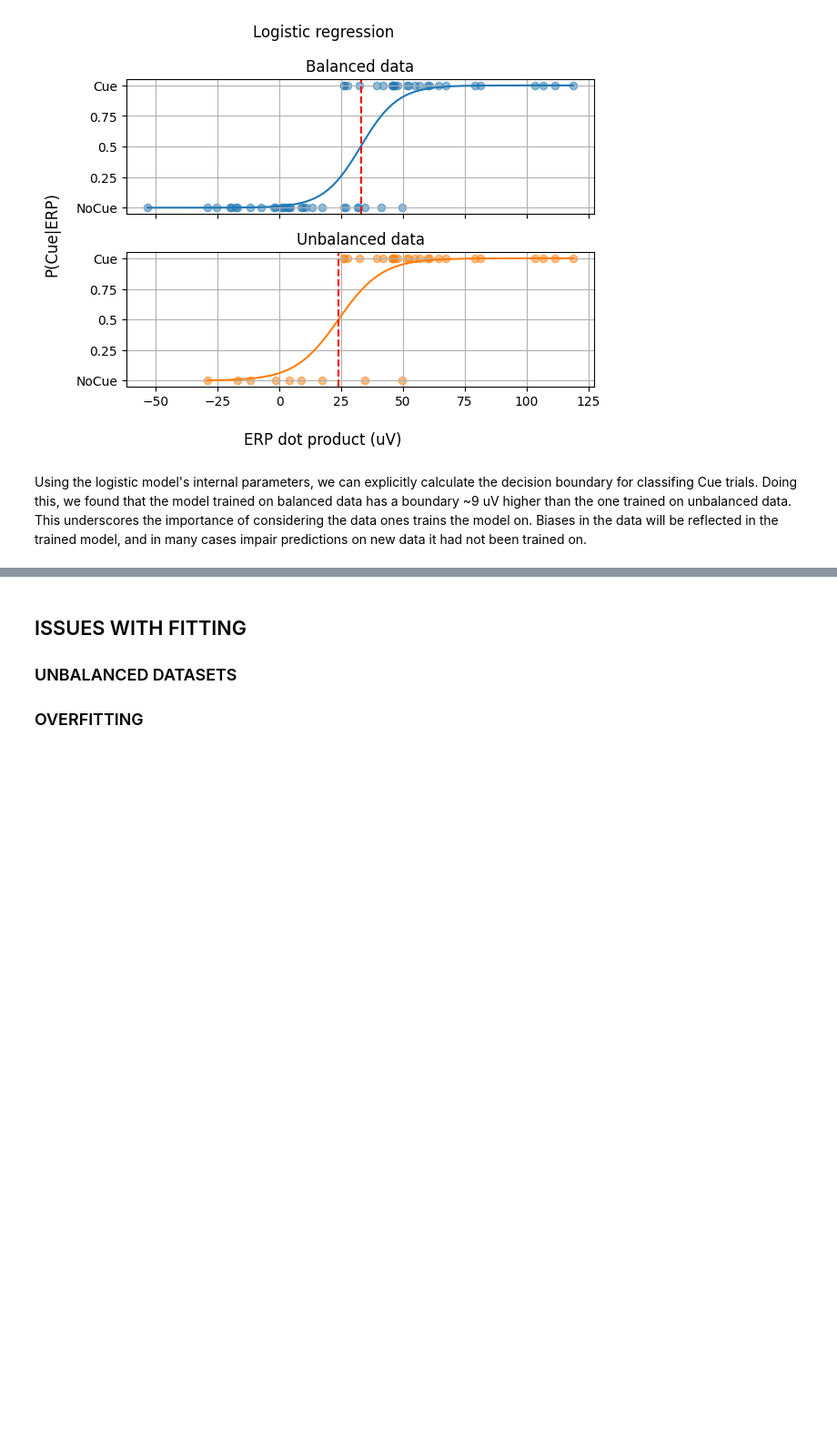
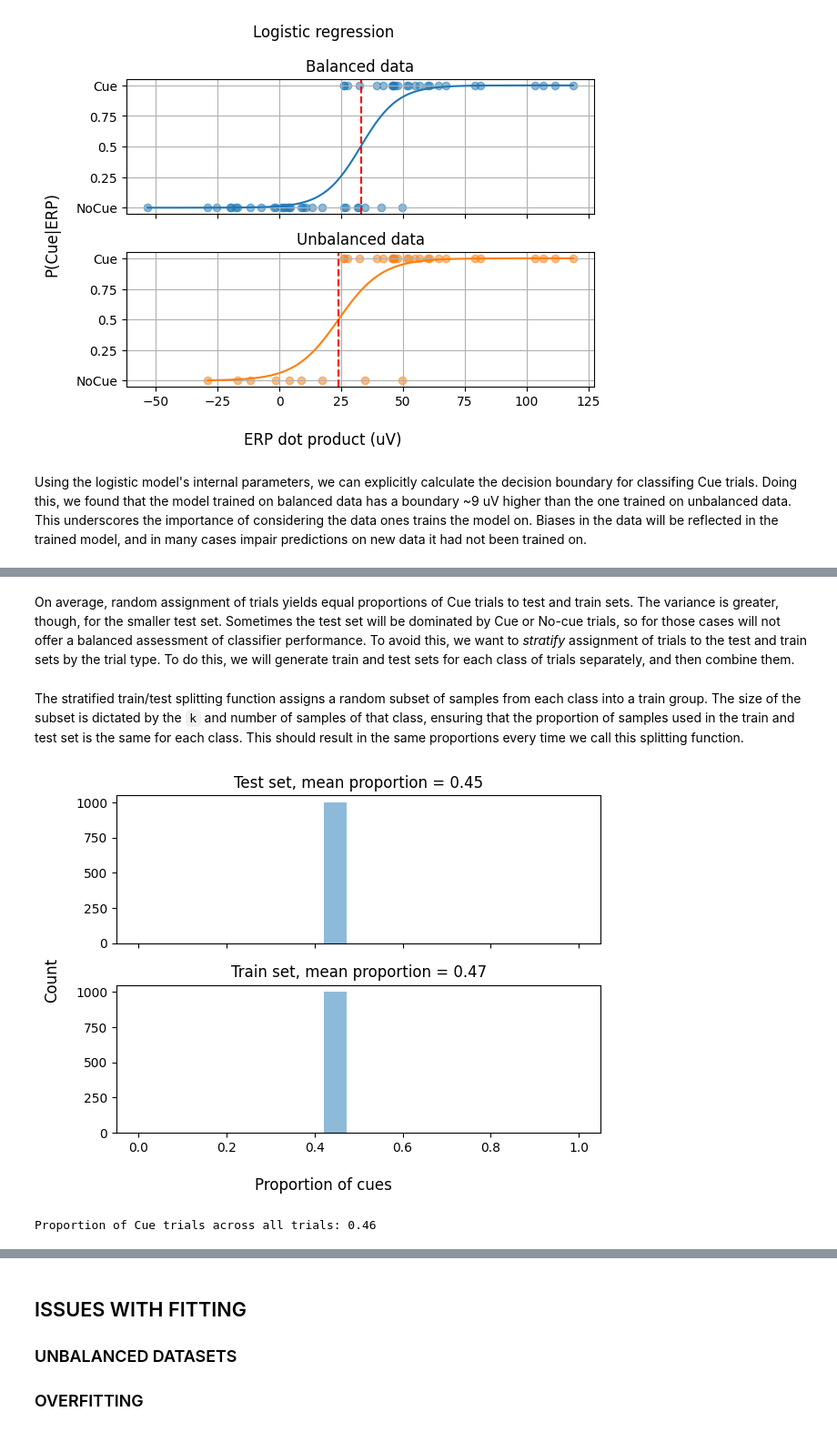
Before and after one commit to dbheadley/DecodingTheBrain, a Jupyter notebook: Week3/notes.ipynb, the cells around one changed output, grey strips where cells are left out. Shown at 91% size. Drawn from its saved outputs; the diff is of its cells as text; code cells hidden in the pictures; blank space fills up the shorter version.

```diff
--- a/Week3/notes.ipynb
+++ b/Week3/notes.ipynb
@@ -1130,0 +1075,2 @@ Median difference: -0.02
+# %% [markdown]
+On average, random assignment of trials yields equal proportions of Cue trials to test and train sets. The variance is greater, though, for the smaller test set. Sometimes the test set will be dominated by Cue or No-cue trials, so for those cases will not offer a balanced assessment of classifier performance. To avoid this, we want to *stratify* assignment of trials to the test and train sets by the trial type. To do this, we will generate train and test sets for each class of trials separately, and then combine them.
@@ -1130,0 +1110,27 @@ Median difference: -0.02
+# %% [markdown]
+The stratified train/test splitting function assigns a random subset of samples from each class into a train group. The size of the subset is dictated by the `k` and number of samples of that class, ensuring that the proportion of samples used in the train and test set is the same for each class. This should result in the same proportions every time we call this splitting function.
+# %%
+# get the distribution of Cue trials across multiple runs of the stratified train-test split
+num_runs = 1000
+prop_cue_test = np.zeros(num_runs)
+prop_cue_train = np.zeros(num_runs)
+for i in range(num_runs):
+    test_idxs, train_idxs = train_test_kstrat(class_act)
+    prop_cue_test[i] = class_act[test_idxs].mean()
+    prop_cue_train[i] = class_act[train_idxs].mean()
+
+fig, ax = plt.subplots(2,1, sharex=True, sharey=True)
+ax[0].hist(prop_cue_test, bins=np.linspace(0,1,20), alpha=0.5)
+ax[1].hist(prop_cue_train, bins=np.linspace(0,1,20), alpha=0.5)
+ax[0].set_title('Test set, mean proportion = {:.2f}'.format(prop_cue_test.mean()))
+ax[1].set_title('Train set, mean proportion = {:.2f}'.format(prop_cue_train.mean()))
+fig.supylabel('Count')
+fig.supxlabel('Proportion of cues')
+fig.tight_layout()
+plt.show()
+
+# proportion of Cue trials across all trials
+print('Proportion of Cue trials across all trials: {:.2f}'.format(class_act.mean()))
+# %% [output]
+[figure, added]
+Proportion of Cue trials across all trials: 0.46
```
Also changed, not shown: parts of 18 cells of this notebook, 1 other file.
